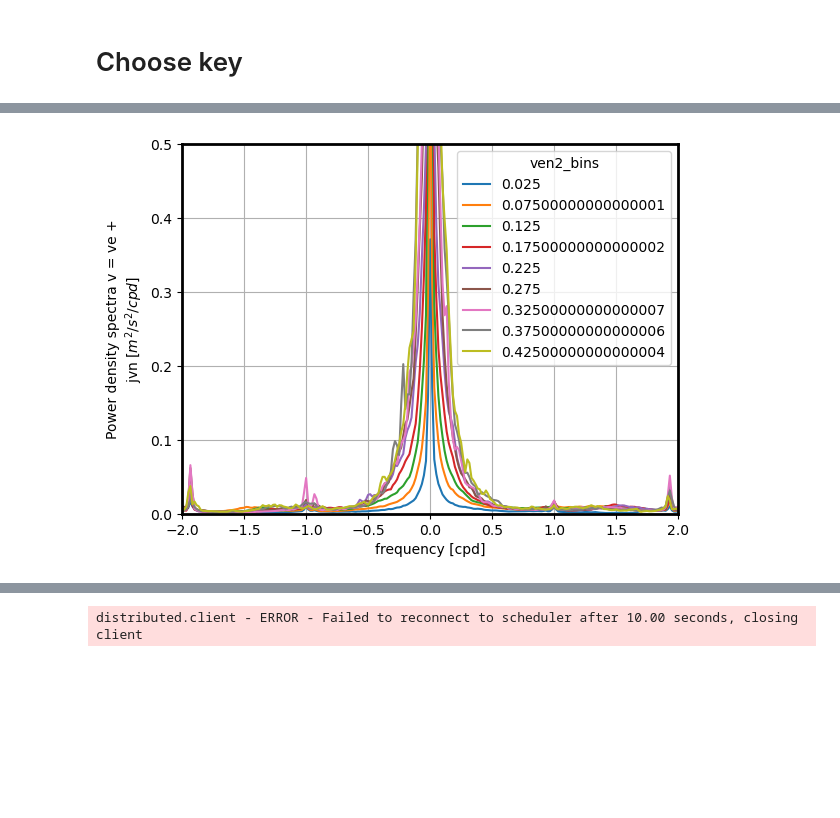
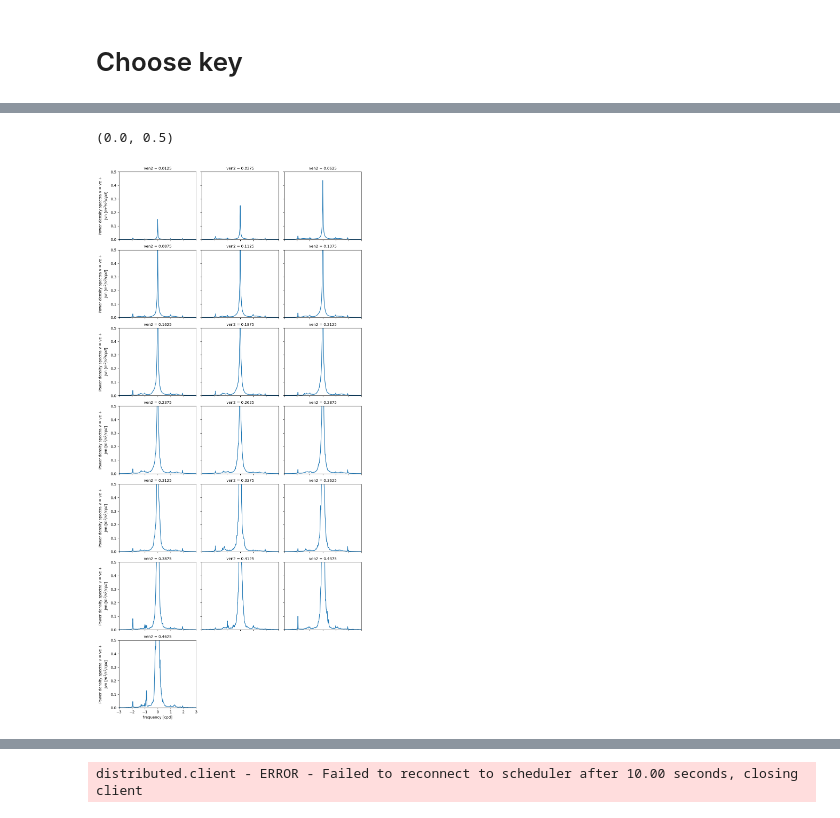
Before and after one commit to margot-demol/PhD, a Jupyter notebook: GDP/diag_nrj_spectra.ipynb, the cells around one changed output, grey strips where cells are left out. Saved outputs shown, nothing was run; the diff lists cells and outputs as text; code cells hidden in the pictures; blank space fills up the shorter version.

```diff
--- a/GDP/diag_nrj_spectra.ipynb
+++ b/GDP/diag_nrj_spectra.ipynb
@@ -62,3 +62,5 @@ Workers
 # Choose key
 # %%
 key = "gps"  # 'gps' or 'argos'
+key2 = "_corrected"  # or '_corrected'
+dn = 0.025
@@ -150,17 +66,0 @@ Data variables:
-# %%
-dn = 0.05
-# define two-degree wide latitude bins
-nrj_bins = np.arange(0, 0.5, dn)
-# define a label for each bin corresponding to the central latitude
-nrj_center = nrj_bins[:-1] + dn / 2
-
-dg_nrj = (
-    dg[["E_aen", "E_axy", "E_ven", "E_venw2", "E_vxy", "E_vxyw2"]]
-    .groupby_bins("ven2", nrj_bins, labels=nrj_center)
-    .mean("stacked_lon_bins_lat_bins")
-)
-da_nrj = (
-    da[["E_aen", "E_axy", "E_ven", "E_venw2", "E_vxy", "E_vxyw2"]]
-    .groupby_bins("ven2", nrj_bins, labels=nrj_center)
-    .mean("stacked_lon_bins_lat_bins")
-)
@@ -243,0 +67,9 @@ Attributes: (0)
+# %%
+zarr = os.path.join(
+    root_dir, key + "_nrjspectra_" + str(dn).replace(".", "") + key2 + ".zarr"
+)
+ds = xr.open_zarr(zarr).persist()
+nb = ds.nb_window_bins
+ds_n, ds_p = negpos_spectra(ds.drop_vars("nb_window_bins"))
+dsnp = (ds_n + ds_p).persist()
+dsnp = dsnp.merge(nb)
@@ -244,7 +105,7 @@ Attributes: (0)
 # %%
-dg_nrj.E_ven.plot(hue="ven2_bins")
-plt.xlim(-2, 2)
+ds.E_ven.plot(col="ven2", col_wrap=3)
+plt.xlim(-3, 3)
 plt.ylim(0, 0.5)
-plt.grid()
 # %% [output]
+(0.0, 0.5)
-[figure, old version]
+[figure, new version]
```
Also changed, not shown: parts of 16 cells of this notebook, 7 other files.
